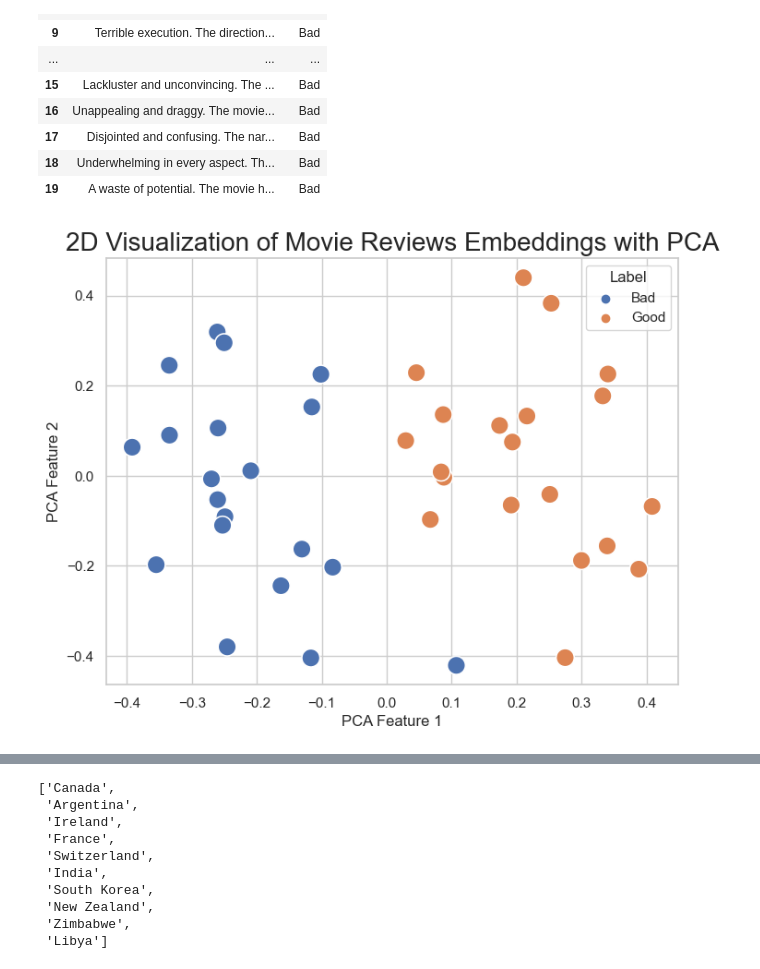
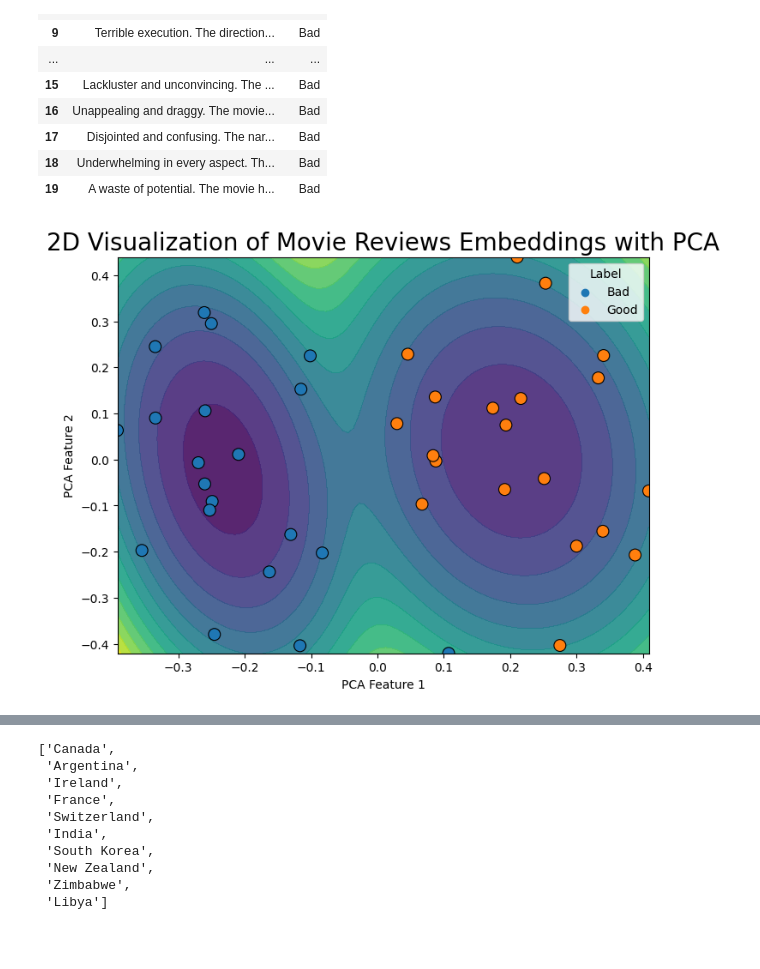
Before and after one commit to hakatiki/VIK-GPT, a Jupyter notebook: experiments/visualizations.ipynb, the cells around one changed output, grey strips where cells are left out. Cells and saved outputs as stored; diff of their text form; code cells hidden in the pictures; blank space fills up the shorter version.

```diff
--- a/experiments/visualizations.ipynb
+++ b/experiments/visualizations.ipynb
@@ -117,29 +393,43 @@ df.head(20)
 # %%
 embeddings = model.encode(df['Review'].tolist())
 
 # Using PCA for dimensionality reduction
 pca = PCA(n_components=2)
 embeddings_2d_pca = pca.fit_transform(embeddings)
 
-# Visualizing the embeddings using the viridis color scheme
+# Fit a Gaussian Mixture Model for two clusters
+gmm = GaussianMixture(n_components=2, random_state=42)
+gmm.fit(embeddings_2d_pca)
+
+# Generate mesh grid for the contour plots
+x = np.linspace(np.min(embeddings_2d_pca[:, 0]), np.max(embeddings_2d_pca[:, 0]), 100)
+y = np.linspace(np.min(embeddings_2d_pca[:, 1]), np.max(embeddings_2d_pca[:, 1]), 100)
+X, Y = np.meshgrid(x, y)
+XX = np.array([X.ravel(), Y.ravel()]).T
+Z = -gmm.score_samples(XX)
+Z = Z.reshape(X.shape)
+
+# Create a scatter plot with color coding
 plt.figure(figsize=(8, 6))
+colors = ['green' if label == 'Good' else 'red' for label in df['Label']]
+plt.contourf(X, Y, Z, levels=14, cmap='viridis', alpha=0.9)  # Using a viridis colormap for contour
 
-# Color coding: green for good reviews, red for bad reviews
-colors = ['green' if label == 'Good' else 'red' for label in df['Label']]
+sns.scatterplot(x=embeddings_2d_pca[:, 0], y=embeddings_2d_pca[:, 1], hue=df['Label'], s=100,edgecolor='black')
 
-# Scatter plot with color coding
-sns.scatterplot(x=embeddings_2d_pca[:, 0], y=embeddings_2d_pca[:, 1], hue=df['Label'],s=200)
+# Optionally add texts if needed (commented out by default)
+# for i, text in enumerate(df['Review']):
+#     plt.text(embeddings_2d_pca[i, 0], embeddings_2d_pca[i, 1], text, fontsize=9, ha='right', color='black',
+#              bbox=dict(boxstyle="round,pad=0.3", facecolor='white', edgecolor='none', alpha=0.5))
 
-# Adding texts
-# for i, text in enumerate(df['Review']):
-#     plt.text(embeddings_2d_pca[i, 0], embeddings_2d_pca[i, 1], text, fontsize=9)
+# Add contours to the plot
 
+# Styling the plot
 plt.title("2D Visualization of Movie Reviews Embeddings with PCA", fontsize=20)
 plt.xlabel("PCA Feature 1")
 plt.ylabel("PCA Feature 2")
 plt.show()
 # %% [output]
-[figure, old version]
+[figure, new version]
 # %%
 from sklearn.manifold import TSNE
 import matplotlib.pyplot as plt
```
Also changed, not shown: parts of 8 cells of this notebook, 21 other files.
